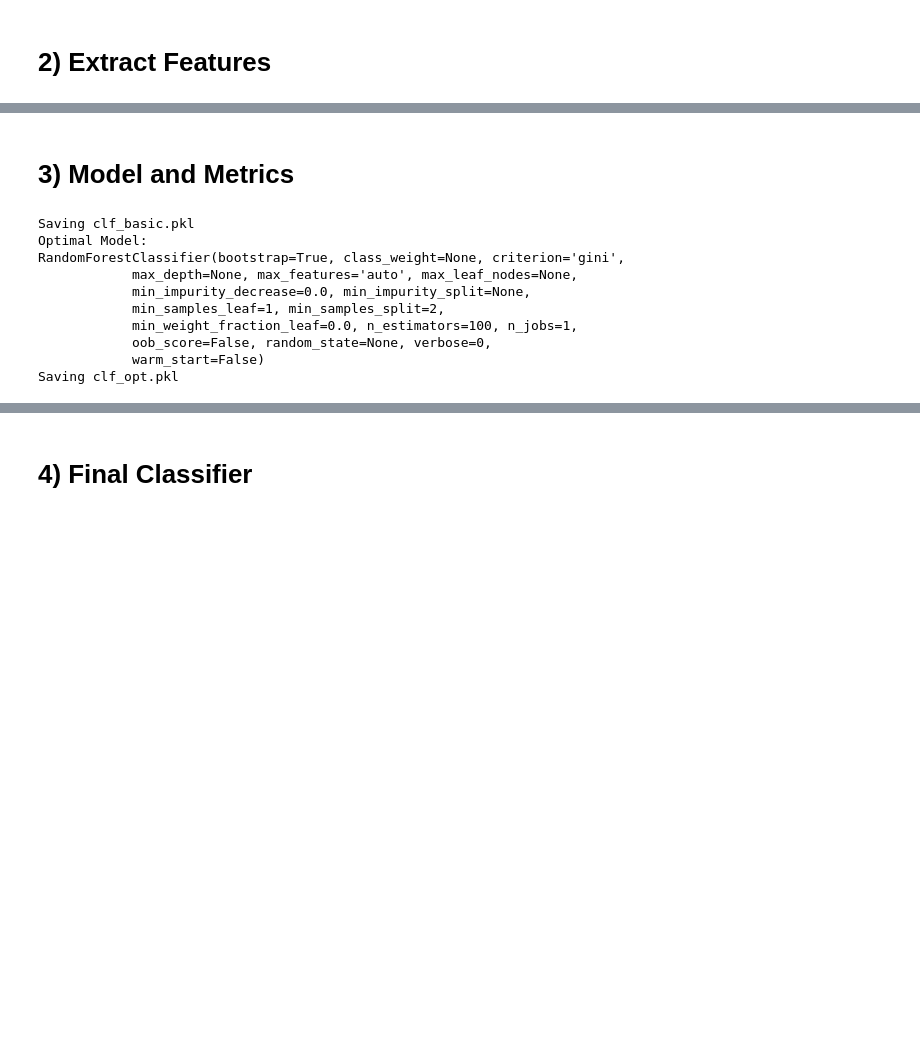
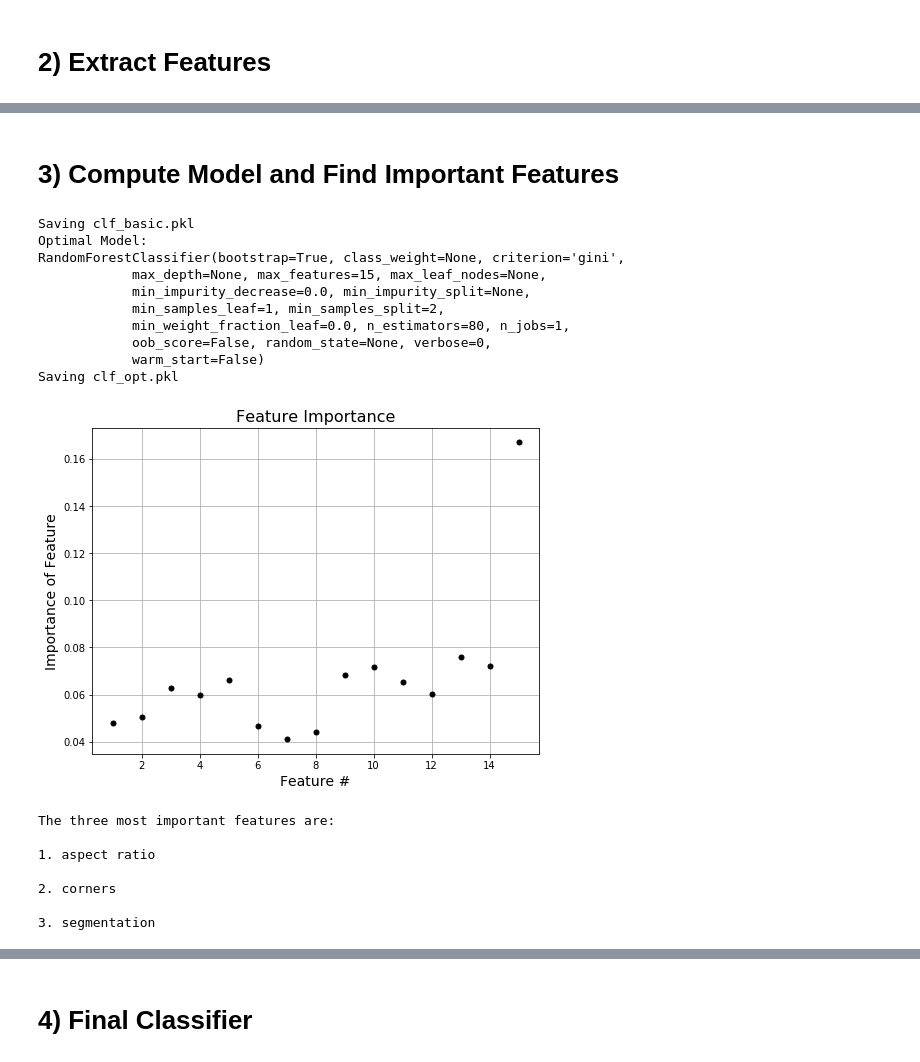
Before and after one commit to carinacheng/python-ay250-homework, a Jupyter notebook: hw6/hw_6_assignment.ipynb, the cells around one changed output, grey strips where cells are left out. Saved outputs shown, nothing was run; the diff lists cells and outputs as text; code cells hidden in the pictures; blank space fills up the shorter version.

```diff
--- a/hw6/hw_6_assignment.ipynb
+++ b/hw6/hw_6_assignment.ipynb
@@ -107,5 +146,5 @@ Data has shape (4244, 6) = (number of images, number of features)
 # %% [markdown]
-# 3) Model and Metrics
+# 3) Compute Model and Find Important Features
 # %%
 %matplotlib inline
 from sklearn.ensemble import RandomForestClassifier
@@ -113,6 +152,7 @@ from sklearn import model_selection
 import math
 import logging
 from sklearn.externals import joblib
+import matplotlib.pyplot as plt
 
 X = data
 Y = names
@@ -124,33 +164,62 @@ train_Y = Y[:half]
 test_X = X[half:]
 test_Y = Y[half:]
 
+# Save data
+np.savez('Image_Data.npz',train_X=train_X,train_Y=train_Y,test_X=test_X,test_Y=test_Y,names=names)
+
 # Build basic random forest classifier
 clf_basic = RandomForestClassifier(n_estimators=10)
 clf_basic.fit(train_X, train_Y)
+
+# Save basic model
 joblib.dump(clf_basic, 'clf_basic.pkl') # save classifier
 print("Saving clf_basic.pkl")
 
 # Find optimal classifier
 logging.basicConfig(level=logging.INFO,
                     format='%(asctime)s %(levelname)s %(message)s')
-parameters = {'n_estimators':[20,50,100],  'max_features':['auto'],
+parameters = {'n_estimators':[10,20,30,40,50,60,70,80,90,100],  'max_features':[X.shape[1]],
              'criterion': ['gini','entropy']}
 rf_tune = model_selection.GridSearchCV(RandomForestClassifier(), parameters,
                                    n_jobs = -1, cv = 5, verbose = 0) # loops over all possibilities
 rf_opt = rf_tune.fit(train_X, train_Y)
 
+# Save optimal model
 print("Optimal Model:\n" + str(rf_opt.best_estimator_))
 clf_opt = rf_opt.best_estimator_
 joblib.dump(clf_opt, 'clf_opt.pkl') # save classifier
 print("Saving clf_opt.pkl")
+
+# Find 3 most important features
+feature_importances = rf_opt.best_estimator_.feature_importances_
+plt.figure(figsize=(8,6))
+plt.plot(np.arange(len(feature_importances))+1,feature_importances,'k.',markersize=10)
+plt.xlabel('Feature #', fontsize=14)
+plt.ylabel('Importance of Feature', fontsize=14)
+plt.title('Feature Importance', fontsize=16)
+plt.grid()
+plt.show()
+feature_order = np.argsort(np.array(feature_importances))[::-1]
+print("The three most important features are:\n")
+print("1.",feature_names[feature_order[0]],"\n")
+print("2.",feature_names[feature_order[1]],"\n")
+print("3.",feature_names[feature_order[2]],"\n")
 # %% [output]
 Saving clf_basic.pkl
 Optimal Model:
 RandomForestClassifier(bootstrap=True, class_weight=None, criterion='gini',
-            max_depth=None, max_features='auto', max_leaf_nodes=None,
+            max_depth=None, max_features=15, max_leaf_nodes=None,
             min_impurity_decrease=0.0, min_impurity_split=None,
             min_samples_leaf=1, min_samples_split=2,
-            min_weight_fraction_leaf=0.0, n_estimators=100, n_jobs=1,
+            min_weight_fraction_leaf=0.0, n_estimators=80, n_jobs=1,
             oob_score=False, random_state=None, verbose=0,
             warm_start=False)
 Saving clf_opt.pkl
+[figure, added]
+The three most important features are:
+
+1. aspect ratio
+
+2. corners
+
+3. segmentation
```
Also changed, not shown: parts of 4 cells of this notebook.
